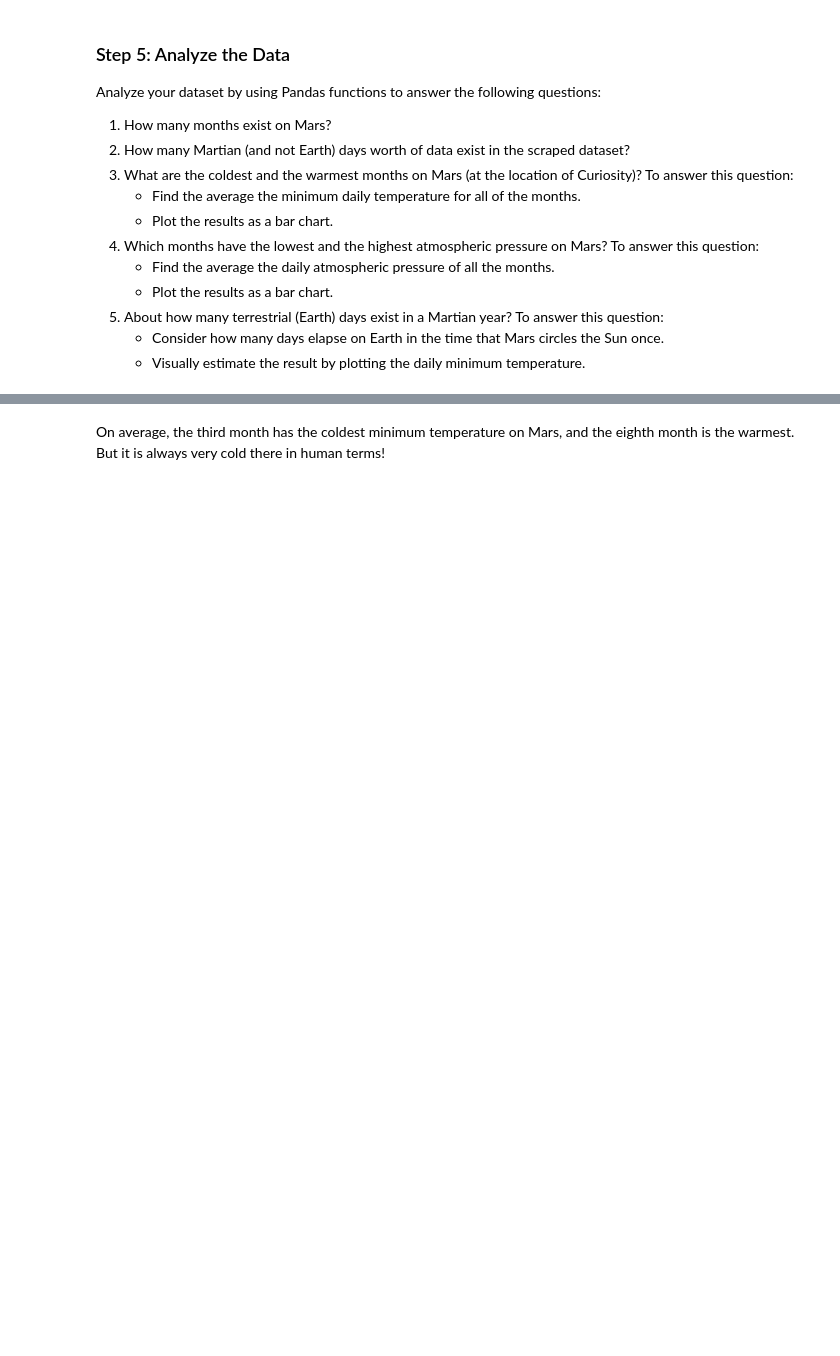
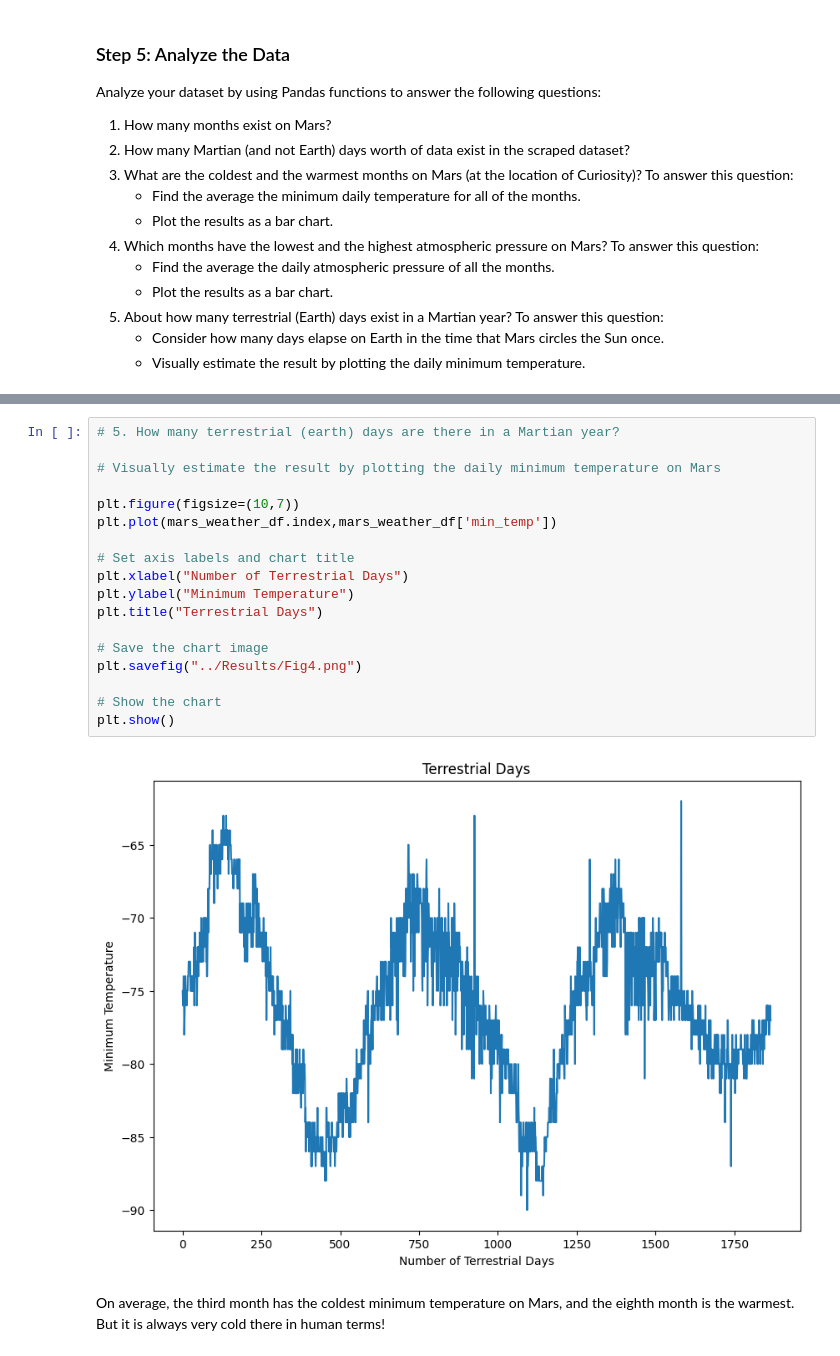
Before and after one commit to MissKay535/web_scraping_challenge, a Jupyter notebook: Mars_weather/part_2_mars_weather.ipynb, the cells around one changed output, grey strips where cells are left out. Cells and saved outputs as stored; diff of their text form; blank space fills up the shorter version.

```diff
--- a/Mars_weather/part_2_mars_weather.ipynb
+++ b/Mars_weather/part_2_mars_weather.ipynb
@@ -176,3 +339,23 @@ Name: pressure, dtype: float64
+# %%
+# 5. How many terrestrial (earth) days are there in a Martian year?
+
+# Visually estimate the result by plotting the daily minimum temperature on Mars
+
+plt.figure(figsize=(10,7))
+plt.plot(mars_weather_df.index,mars_weather_df['min_temp'])
+
+# Set axis labels and chart title
+plt.xlabel("Number of Terrestrial Days")
+plt.ylabel("Minimum Temperature")
+plt.title("Terrestrial Days")
+
+# Save the chart image
+plt.savefig("../Results/Fig4.png")
+
+# Show the chart
+plt.show()
+# %% [output]
+[figure, added]
 # %% [markdown]
 On average, the third month has the coldest minimum temperature on Mars, and the eighth month is the warmest. But it is always very cold there in human terms!
 # %% [markdown]
```
Also changed, not shown: parts of 27 cells of this notebook, 7 other files.
